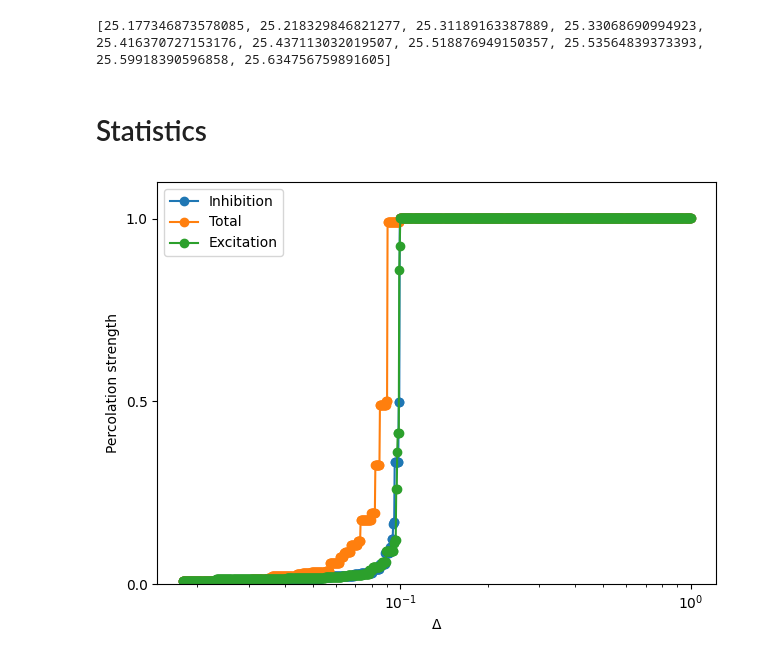
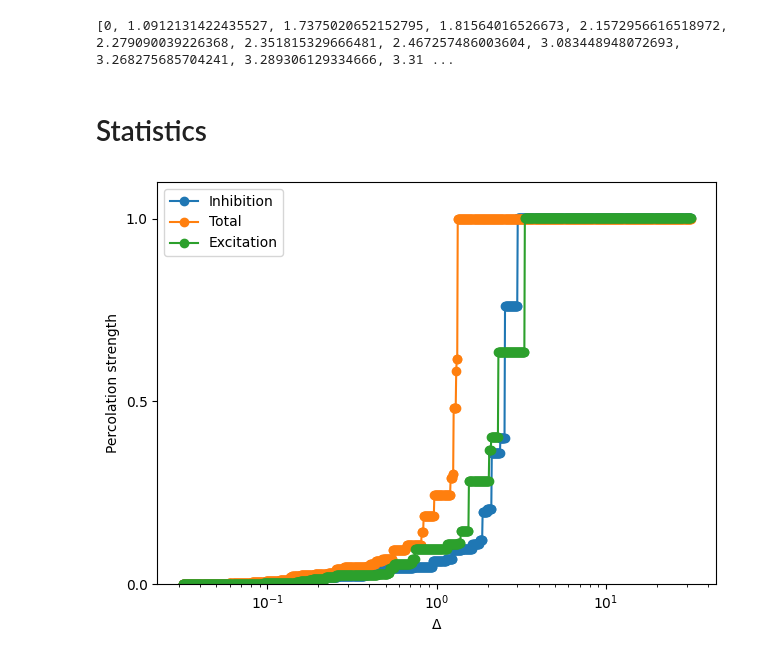
Before and after one commit to RivasAntonio/TFM, a Jupyter notebook: Códigos/Hawkes/Pruebas_modelo.ipynb, the cells around one changed output. Saved outputs shown, nothing was run; the diff lists cells and outputs as text; code cells hidden in the pictures.

```diff
--- a/Códigos/Hawkes/Pruebas_modelo.ipynb
+++ b/Códigos/Hawkes/Pruebas_modelo.ipynb
@@ -3,7 +3,7 @@ import numpy as np
 import matplotlib.pyplot as plt
 from funciones import *
 # %%
-nmax = 10**3
+nmax = 10**4
 N = 1000 # number of neurons
 N_E = 800 # number of excitatory neurons
 N_I = 200 # number of inhibitory neurons
@@ -43,29 +49,29 @@ fig.tight_layout()
 # %%
 print(t_E[-10:])
 # %% [output]
-[25.177346873578085, 25.218329846821277, 25.31189163387889, 25.33068690994923, 25.416370727153176, 25.437113032019507, 25.518876949150357, 25.53564839373393, 25.59918390596858, 25.634756759891605]
+[0, 1.0912131422435527, 1.7375020652152795, 1.81564016526673, 2.1572956616518972, 2.279090039226368, 2.351815329666481, 2.467257486003604, 3.083448948072693, 3.268275685704241, 3.289306129334666, 3.31 ...
 # %% [markdown]
 # Statistics
 # %%
-deltas = np.logspace(-1.75, 0, base= 10, num = 1000)
+deltas = np.logspace(-1.5, 1.5, base= 10, num = 1000)
 percolation_strength_exc = calculate_percolation_strength(np.diff(t_E), deltas)
 percolation_strength_inh = calculate_percolation_strength(np.diff(t_I), deltas)
 t = np.concatenate((t_E, t_I))
 t = np.sort(t)
 percolation_strength_tot = calculate_percolation_strength(np.diff(t), deltas)
 plt.plot(deltas, percolation_strength_inh, marker = 'o', label = 'Inhibition')
 plt.plot(deltas, percolation_strength_tot, marker = 'o', label = 'Total')
 plt.plot(deltas, percolation_strength_exc, marker = 'o', label = 'Excitation')
 plt.xscale('log')
 plt.ylim(0, 1.1)
 plt.yticks([0, 0.5, 1])
 plt.xlabel('$\Delta$')
 plt.ylabel('Percolation strength')
 plt.legend()
 
 plt.tight_layout()
 # %% [output]
-[figure, old version]
+[figure, new version]
 # %%
 delta = 10**-1
 clusters = identify_clusters(t_E, delta)
```
Also changed, not shown: parts of 4 cells of this notebook, 4 other files.
